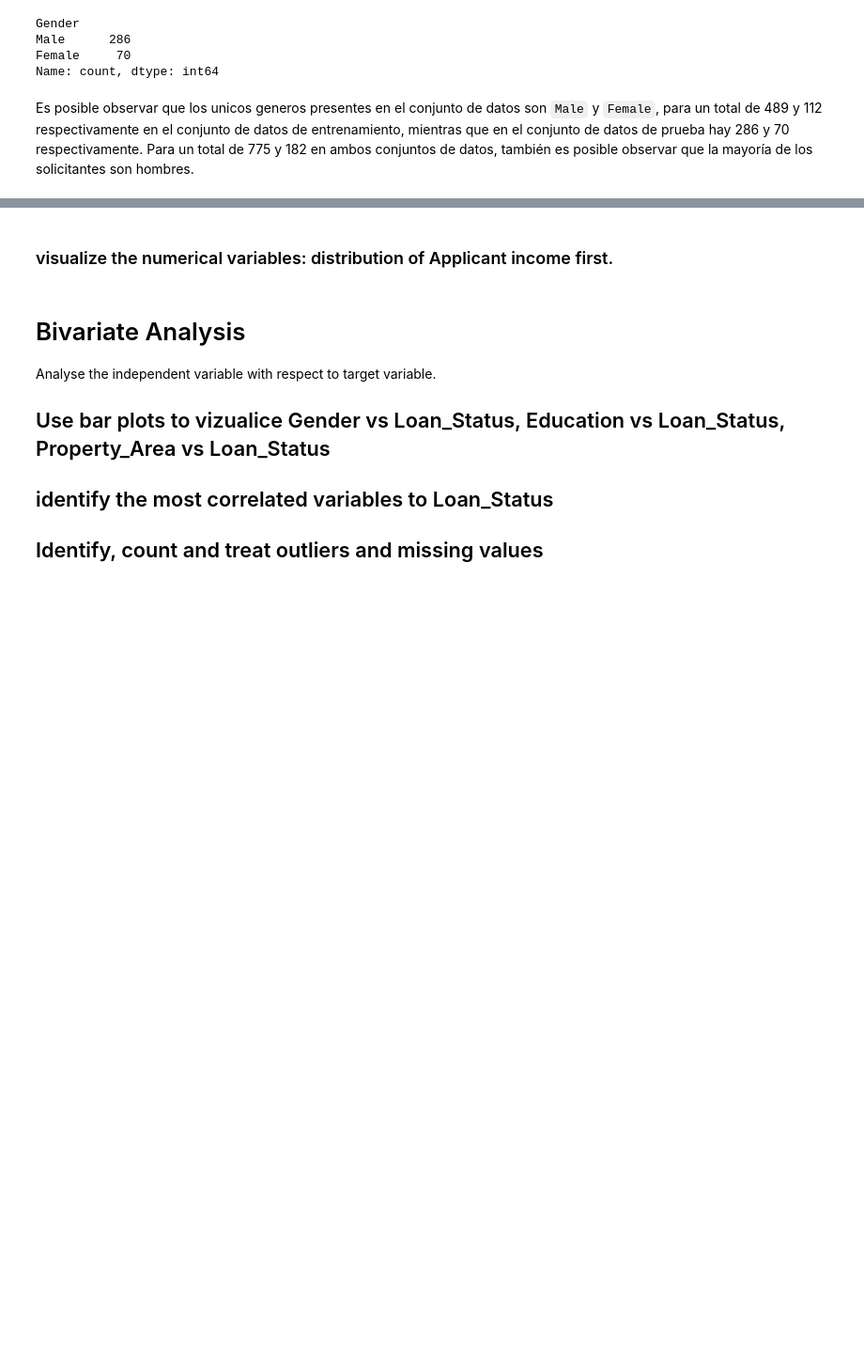
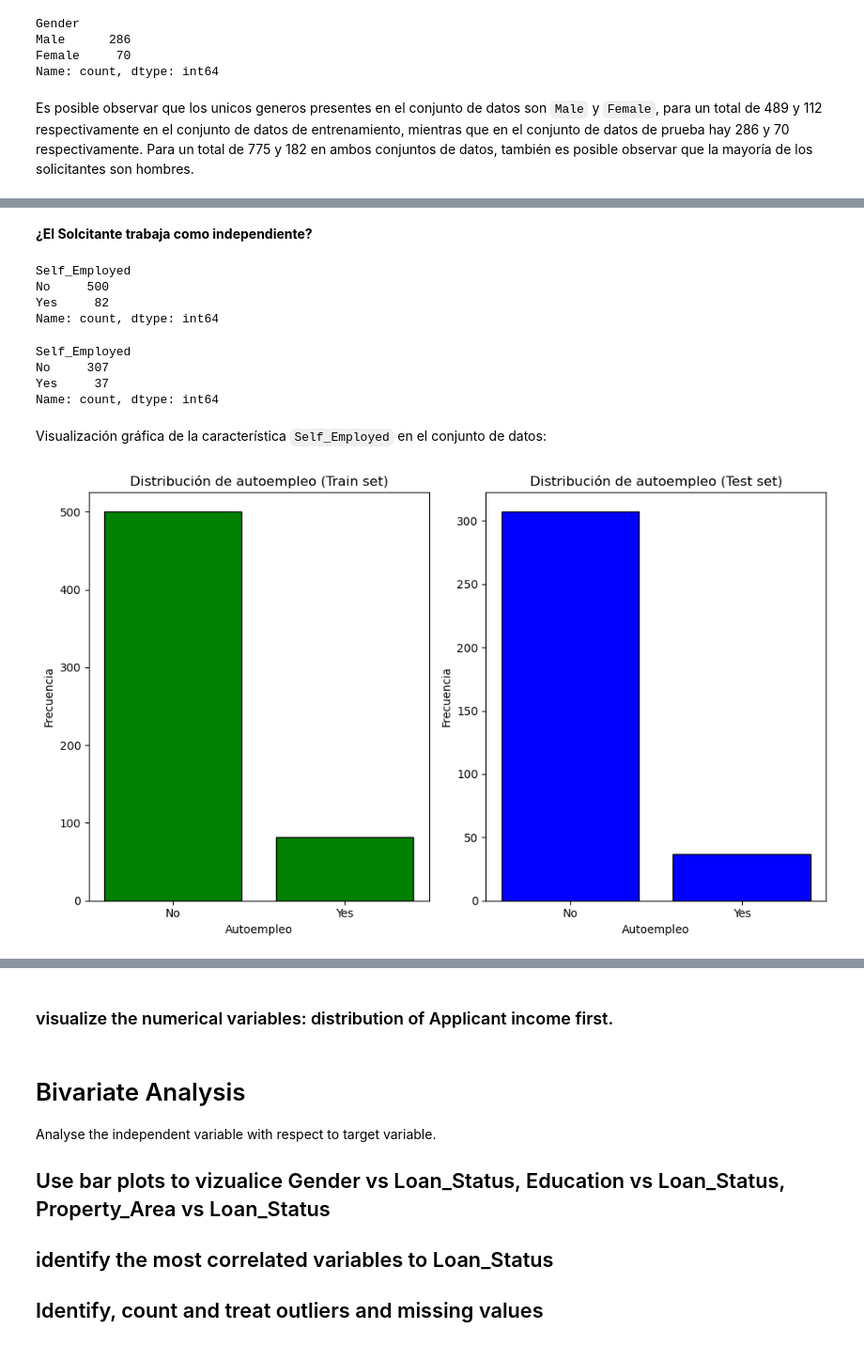
Before and after one commit to CristianPerafan/ArtificiallIntelligence, a Jupyter notebook: Primera parte/Lab.ipynb, the cells around one changed output, grey strips where cells are left out. Shown at 94% size. Drawn from its saved outputs; the diff is of its cells as text; code cells hidden in the pictures; blank space fills up the shorter version.

```diff
--- a/Primera parte/Lab.ipynb
+++ b/Primera parte/Lab.ipynb
@@ -274,0 +343,40 @@ Es posible observar que los unicos generos presentes en el conjunto de datos son
+# %% [markdown]
+**¿El Solcitante trabaja como independiente?**
+# %%
+train['Self_Employed'].value_counts()
+# %% [output]
+Self_Employed
+No     500
+Yes     82
+Name: count, dtype: int64
+# %%
+test['Self_Employed'].value_counts()
+# %% [output]
+Self_Employed
+No     307
+Yes     37
+Name: count, dtype: int64
+# %% [markdown]
+Visualización gráfica de la característica `Self_Employed` en el conjunto de datos:
+# %%
+fig, axs = plt.subplots(1, 2, figsize=(10, 6))
+
+
+train_freq = train['Self_Employed'].value_counts()
+test_freq = test['Self_Employed'].value_counts()
+
+
+axs[0].bar(train_freq.index, train_freq.values, color='green', edgecolor='black')
+axs[0].set_title('Distribución de autoempleo (Train set)')
+axs[0].set_xlabel('Autoempleo')
+axs[0].set_ylabel('Frecuencia')
+
+axs[1].bar(test_freq.index, test_freq.values, color='blue', edgecolor='black')
+axs[1].set_title('Distribución de autoempleo (Test set)')
+axs[1].set_xlabel('Autoempleo')
+axs[1].set_ylabel('Frecuencia')
+
+plt.tight_layout()
+plt.show()
+# %% [output]
+[figure, added]
```
Also changed, not shown: parts of 14 cells of this notebook.
